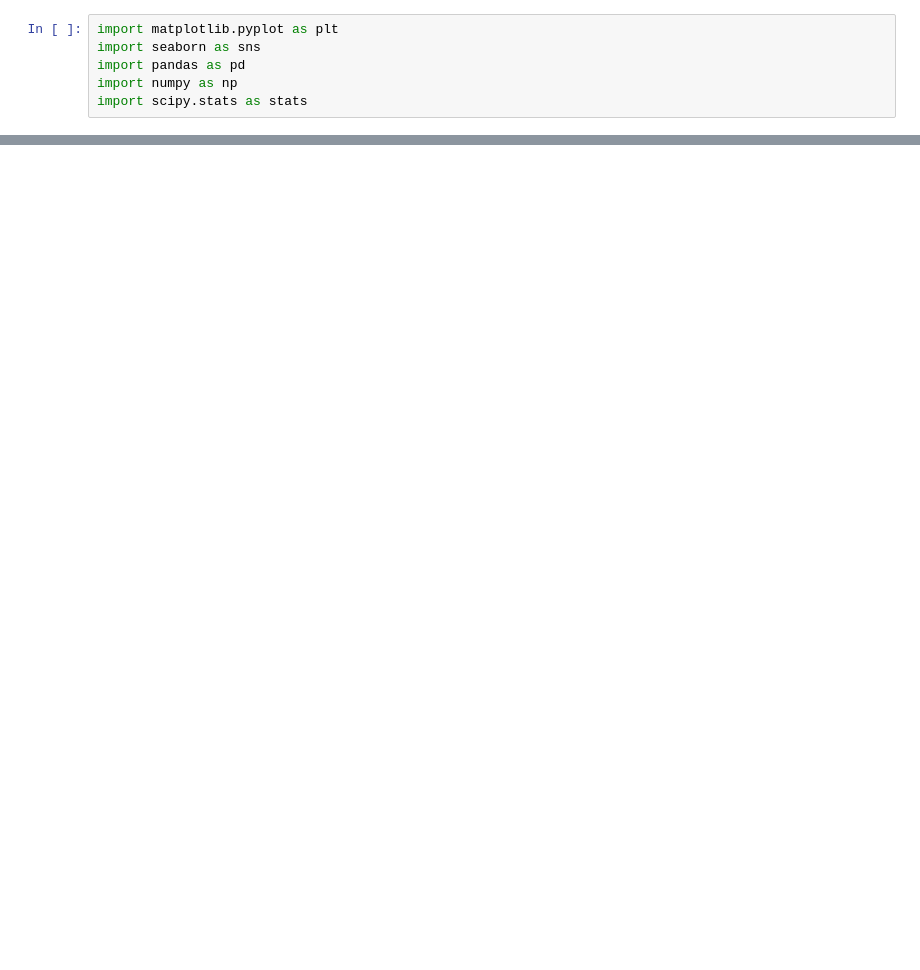
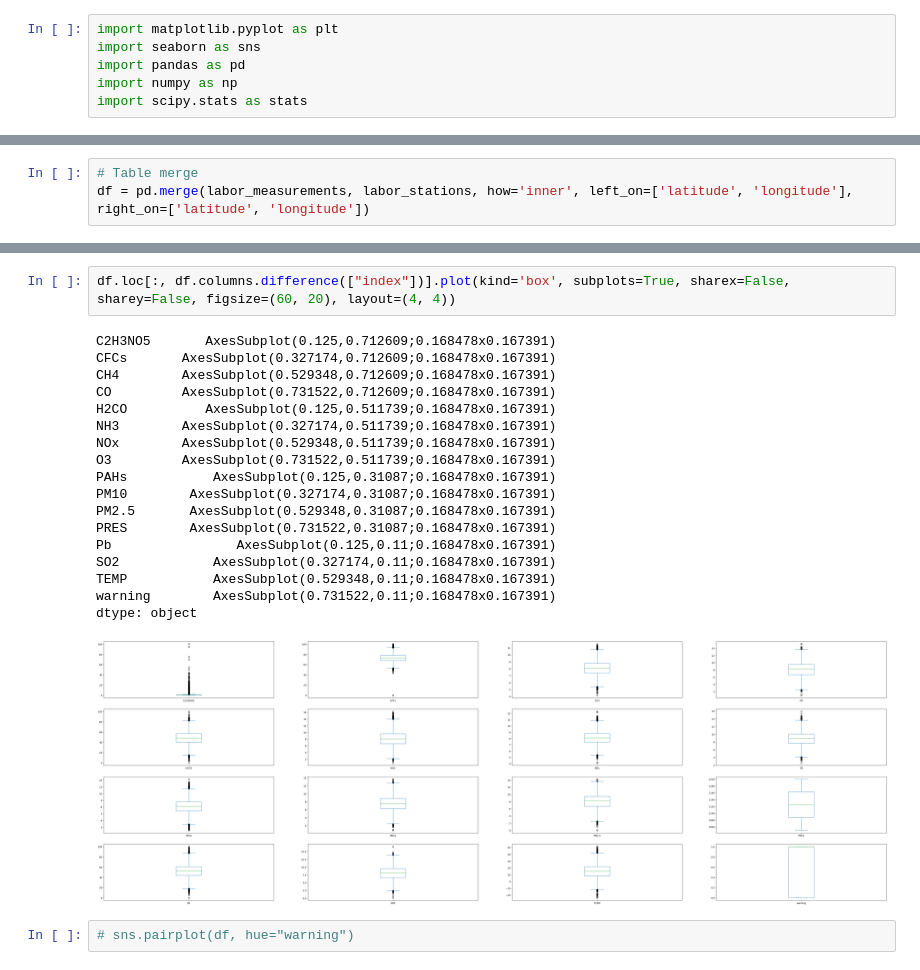
Before and after one commit to Roman-24/IAU-project, a Jupyter notebook: iau_prj_env/bitarovsky_machacova.ipynb, the cells around one changed output, grey strips where cells are left out. Cells and saved outputs as stored; diff of their text form; blank space fills up the shorter version.

```diff
--- a/iau_prj_env/bitarovsky_machacova.ipynb
+++ b/iau_prj_env/bitarovsky_machacova.ipynb
@@ -45,0 +163,3 @@ Merania pocet duplikatov 168
+# %%
+# Table merge
+df = pd.merge(labor_measurements, labor_stations, how='inner', left_on=['latitude', 'longitude'], right_on=['latitude', 'longitude'])
@@ -46,3 +265,26 @@ Merania pocet duplikatov 168
+# %%
+df.loc[:, df.columns.difference(["index"])].plot(kind='box', subplots=True, sharex=False, sharey=False, figsize=(60, 20), layout=(4, 4))
+# %% [output]
+C2H3NO5       AxesSubplot(0.125,0.712609;0.168478x0.167391)
+CFCs       AxesSubplot(0.327174,0.712609;0.168478x0.167391)
+CH4        AxesSubplot(0.529348,0.712609;0.168478x0.167391)
+CO         AxesSubplot(0.731522,0.712609;0.168478x0.167391)
+H2CO          AxesSubplot(0.125,0.511739;0.168478x0.167391)
+NH3        AxesSubplot(0.327174,0.511739;0.168478x0.167391)
+NOx        AxesSubplot(0.529348,0.511739;0.168478x0.167391)
+O3         AxesSubplot(0.731522,0.511739;0.168478x0.167391)
+PAHs           AxesSubplot(0.125,0.31087;0.168478x0.167391)
+PM10        AxesSubplot(0.327174,0.31087;0.168478x0.167391)
+PM2.5       AxesSubplot(0.529348,0.31087;0.168478x0.167391)
+PRES        AxesSubplot(0.731522,0.31087;0.168478x0.167391)
+Pb                AxesSubplot(0.125,0.11;0.168478x0.167391)
+SO2            AxesSubplot(0.327174,0.11;0.168478x0.167391)
+TEMP           AxesSubplot(0.529348,0.11;0.168478x0.167391)
+warning        AxesSubplot(0.731522,0.11;0.168478x0.167391)
+dtype: object
+[figure, added]
+# %%
+# sns.pairplot(df, hue="warning")
 # %%
 labor['O3'].plot(kind='kde')
 plt.title('Distribution of O3')
```
Also changed, not shown: parts of 41 cells of this notebook.
